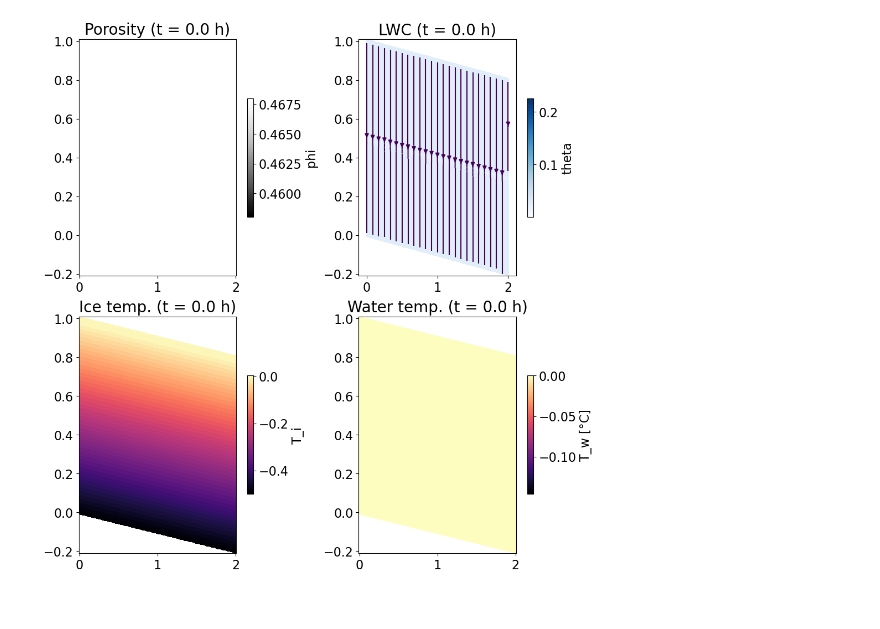
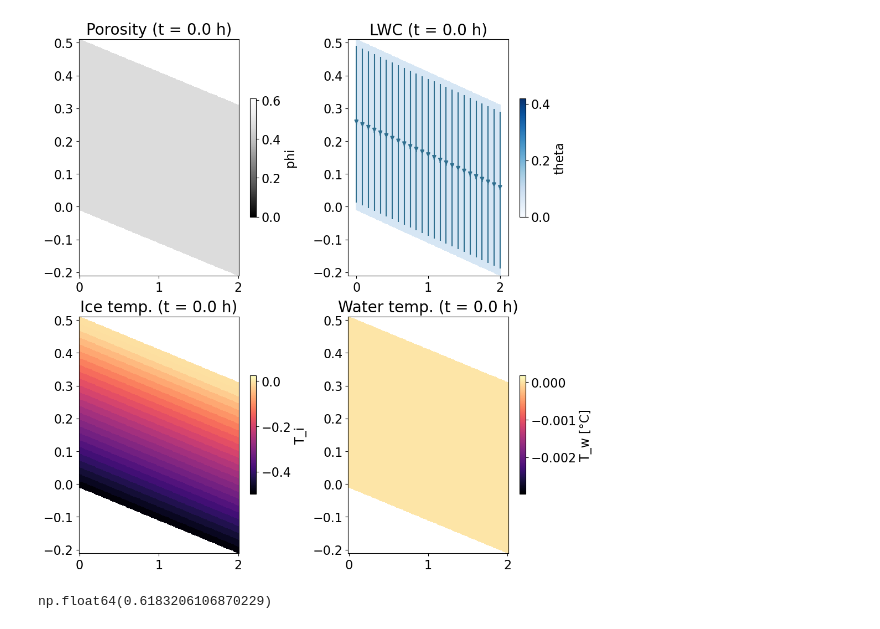
Before and after one commit to lannika-ut/Masterarbeit, a Jupyter notebook: animate_solution.ipynb, the cells around one changed output. Saved outputs shown, nothing was run; the diff lists cells and outputs as text; code cells hidden in the pictures.

Commit message:
paar Tests gemacht

```diff
--- a/animate_solution.ipynb
+++ b/animate_solution.ipynb
@@ -12,7 +12,7 @@ import pickle
 from dolfinx import mesh
 from scipy.interpolate import griddata
 # %%
-filename = "Test13_Annika_24h"
+filename = "Test14_Annika_wetter"
 with open("./solutions/"+filename+".pkl", "rb") as f:
     data_Annika = pickle.load(f)
 
@@ -160,32 +160,36 @@ def update(frame):
     ax[0, 1].clear()
     pmsh2 = ax[0, 1].pcolormesh(
         x_plot, z_plot, theta_all[frame], cmap="Blues",
         vmin=p.S_l.value*np.min(data_Annika["phi"]), vmax=theta_max)
     strm = ax[0, 1].streamplot(X, Z, Qx_all[frame], Qz_all[frame],
         density=2, color=np.sqrt(Qx_all[frame]**2 + Qz_all[frame]**2),
         norm=norm,start_points=start_pts.T)
 
     ax[0, 0].set_title(f"Porosity (t = {time/3600:.1f} h)", fontsize=20)
     ax[0, 1].set_title(f"LWC (t = {time/3600:.1f} h)", fontsize=20)
     ax[1, 0].set_title(f"Ice temp. (t = {time/3600:.1f} h)", fontsize=20)
     ax[1, 1].set_title(f"Water temp. (t = {time/3600:.1f} h)", fontsize=20)
 
     return pmsh1, pmsh2, pmsh3, pmsh4, strm.lines, strm.arrows
 
 
 # Create animation
 num_frames = len(data_Annika["T_w"])  # or your max time index
-fps = 3
+fps = 2
 ani = animation.FuncAnimation(
     fig,
     update,
     frames=num_frames,
     interval=1000/fps,  # ms between frames
     blit=False,
     repeat=True
 )
 
 # Save animation
 ani.save("./animations/"+ filename + "streamlines.mp4", writer="ffmpeg", fps=fps)
 # %% [output]
-[figure, old version]
+[figure, new version]
+# %%
+1-p.rho_s.value/p.rho_i.value
+# %% [output]
+np.float64(0.6183206106870229)
```
Also changed, not shown: 6 other files.
